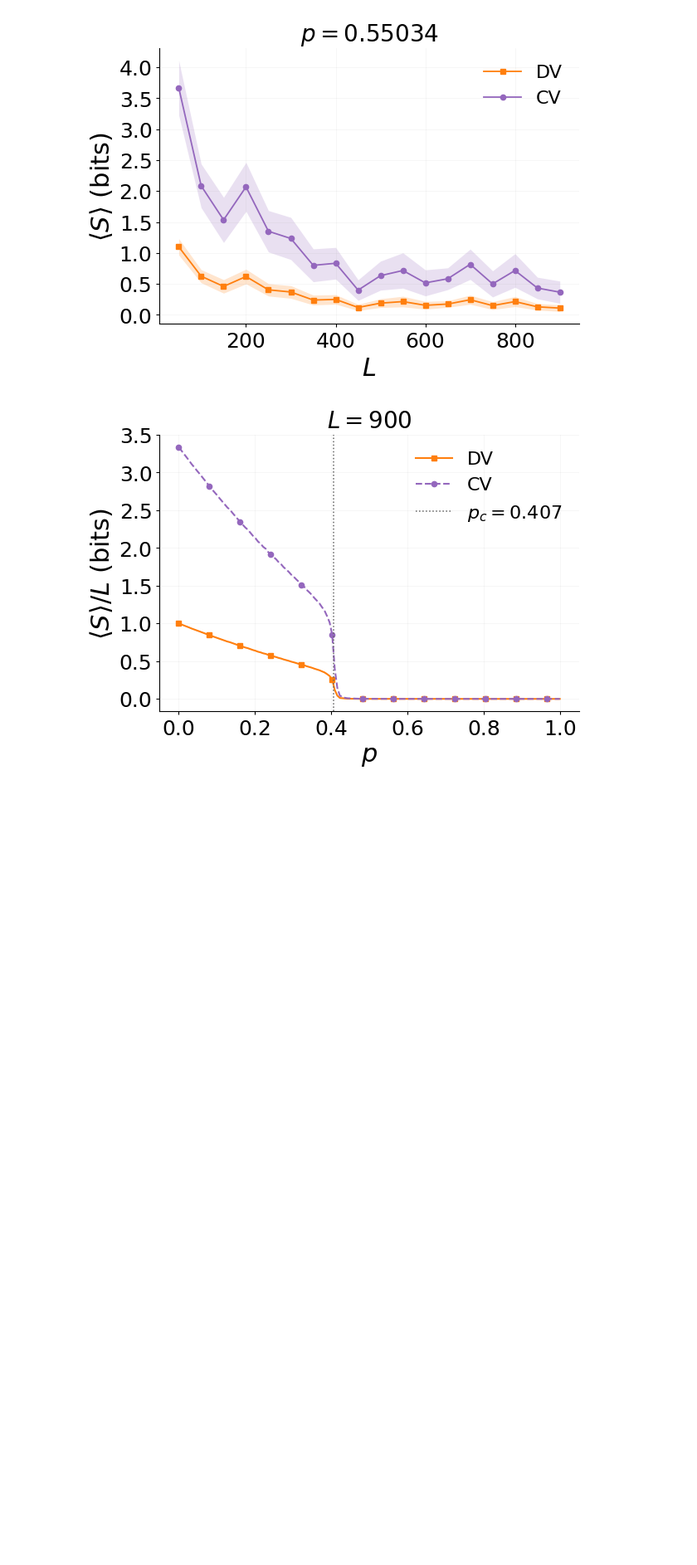
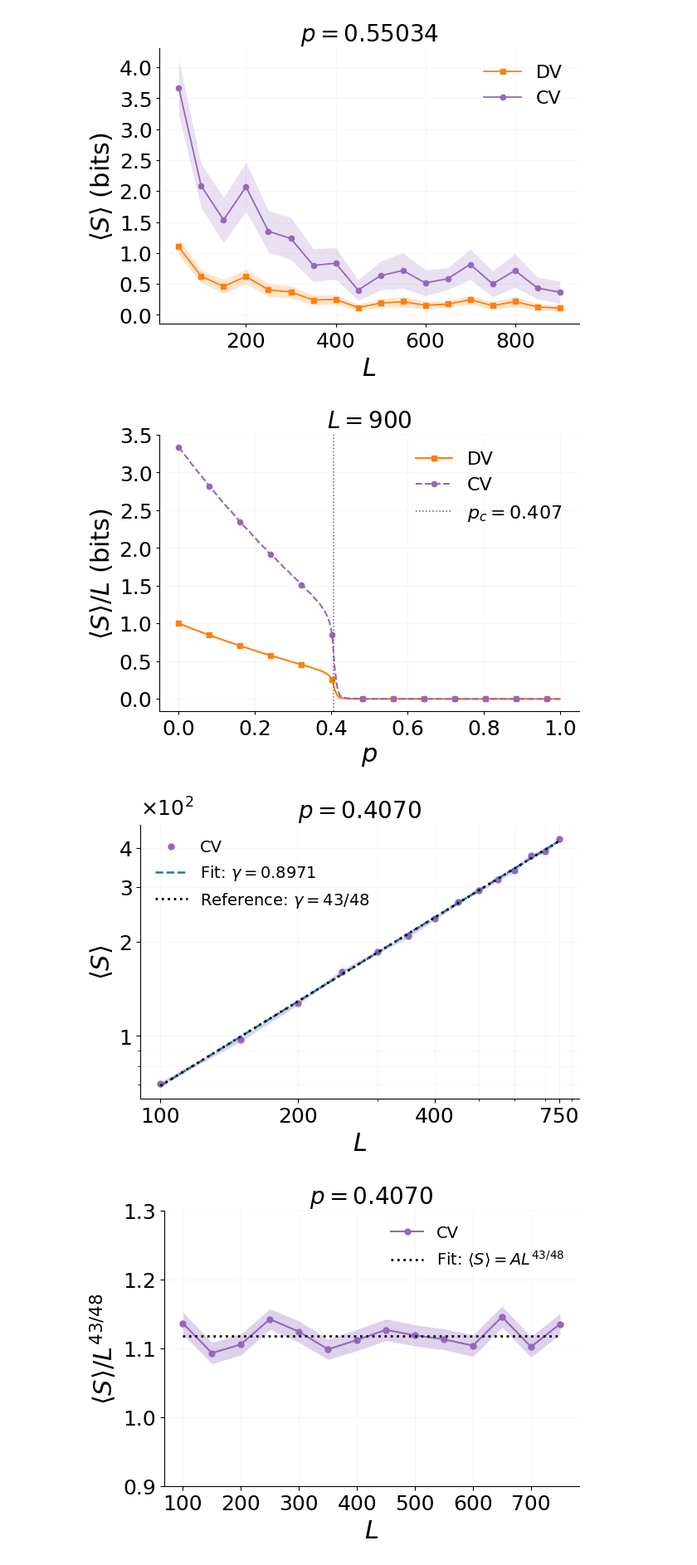
Before and after one commit to egidomireia/monitored-cluster-state-simulations, a Jupyter notebook: notebooks/01_vertex_deletion_results.ipynb, the cells around one changed output. Shown at 83% size. Saved outputs shown, nothing was run; the diff lists cells and outputs as text; code cells hidden in the pictures; blank space fills up the shorter version.

Commit message:
clean code ready for vertex deletion simulations

```diff
--- a/notebooks/01_vertex_deletion_results.ipynb
+++ b/notebooks/01_vertex_deletion_results.ipynb
@@ -130,61 +129,32 @@ CV: S = 1.3829886 L + -2.0205264
 [figure]
 [figure]
 [figure]
-# %%
-from pathlib import Path
-import importlib
-import matplotlib.pyplot as plt
-import monitored_cluster_states.plotting as plotting
-
-plotting = importlib.reload(plotting)
-
-critical_data_file = Path(
-    r"C:\Users\Mireia\Desktop\Master\ICFO\TFM"
-    r"\monitored-cluster-state-simulations\data_files"
-    r"\raw\data_topology_square\Raw_Graph_Data_w_1.0_PT.pkl"
-)
-
-critical_results = plotting.export_vertex_deletion_critical(
-    critical_data_file,
-    FIGURES_DIR / "critical_scaling",
-    r=r_fixed,
-    p_c=0.4070,
-    model="CV",           # Change to "DV" for qubits
-    fit_L_min=300,
-    allow_nearest=False, # Require data at p=0.4070
-)
-
-print(f"Actual p: {critical_results['p_actual']:.8f}")
-print(f"Fitted γ: {critical_results['gamma']:.6f}")
-print(f"Reference exponent: {43/48:.6f}")
-print("Sample counts:", critical_results["counts"])
-
-for path in critical_results["paths"].values():
-    print("Saved:", path)
-
-plt.show()
 # %%
 from pathlib import Path
 import importlib
 import matplotlib.pyplot as plt
 import monitored_cluster_states.plotting as plotting
 
 plotting = importlib.reload(plotting)
+
+r_fixed, w_fixed = 1.0, 1.0
 
 critical_data_file = Path(
     r"C:\Users\Mireia\Desktop\Master\ICFO\TFM"
     r"\monitored-cluster-state-simulations\data_files"
     r"\raw\data_topology_square\Raw_Graph_Data_w_1.0_PT.pkl"
 )
 
 critical_results = plotting.plot_vertex_deletion_critical(
     critical_data_file,
     FIGURES_DIR / "critical_scaling",
     r=r_fixed,
     p_c=0.4070,
     model="CV",
-    fit_L_min=300,
+    fit_L_min=None,
     allow_nearest=False,
 )
-
 plt.show()
+# %% [output]
+[figure, added]
+[figure, added]
```
Also changed, not shown: parts of 1 cell of this notebook, 21 other files.
